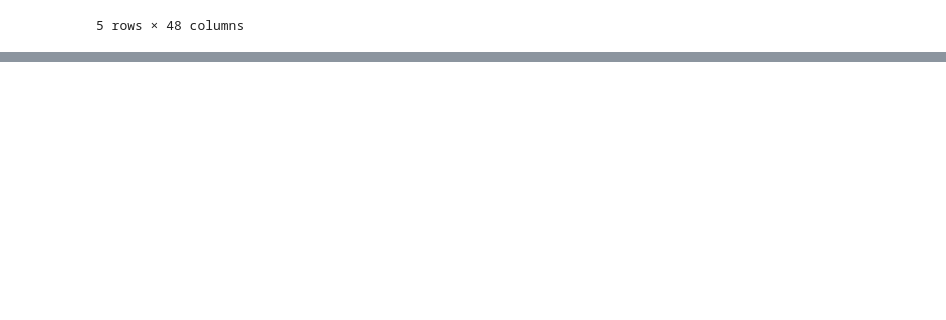
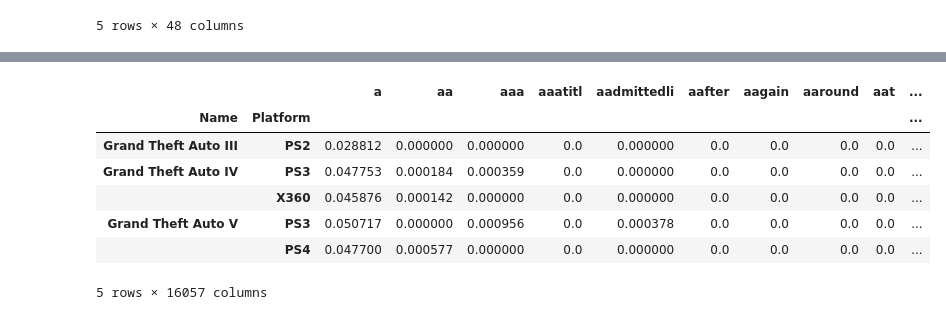
Before and after one commit to SportsReiter12/Data-Science, a Jupyter notebook: Video Game Capstone Project/Data Wrangling/Video Game Capstone Project Data Wrangling.ipynb, the cells around one changed output, grey strips where cells are left out. Drawn from its saved outputs; the diff is of its cells as text; code cells hidden in the pictures; blank space fills up the shorter version.

```diff
--- a/Video Game Capstone Project/Data Wrangling/Video Game Capstone Project Data Wrangling.ipynb
+++ b/Video Game Capstone Project/Data Wrangling/Video Game Capstone Project Data Wrangling.ipynb
@@ -395,0 +377,16 @@ df_nlp.head()
+# %%
+# If crashing, make list of DataFrames and concatenate
+# Dropping Index and Reviews for Groupby, getting mean of each word for each game
+df_nlp = df_nlp.drop(['index'], axis=1)
+df_nlp = df_nlp.drop(['Reviews'], axis=1)
+df_nlp = df_nlp.groupby(['Name', 'Platform']).mean()
+df_nlp.head()
+# %% [output]
+|  |  | a | aa | aaa | aaatitl | aadmittedli | aafter | aagain | aaround | aat | ... |
+| Name | Platform |  |  |  |  |  |  |  |  |  | ... |
+| Grand Theft Auto III | PS2 | 0.028812 | 0.000000 | 0.000000 | 0.0 | 0.000000 | 0.0 | 0.0 | 0.0 | 0.0 | ... |
+| Grand Theft Auto IV | PS3 | 0.047753 | 0.000184 | 0.000359 | 0.0 | 0.000000 | 0.0 | 0.0 | 0.0 | 0.0 | ... |
+|  | X360 | 0.045876 | 0.000142 | 0.000000 | 0.0 | 0.000000 | 0.0 | 0.0 | 0.0 | 0.0 | ... |
+| Grand Theft Auto V | PS3 | 0.050717 | 0.000000 | 0.000956 | 0.0 | 0.000378 | 0.0 | 0.0 | 0.0 | 0.0 | ... |
+|  | PS4 | 0.047700 | 0.000577 | 0.000000 | 0.0 | 0.000000 | 0.0 | 0.0 | 0.0 | 0.0 | ... |
+5 rows × 16057 columns
```
Also changed, not shown: parts of 13 cells of this notebook.
